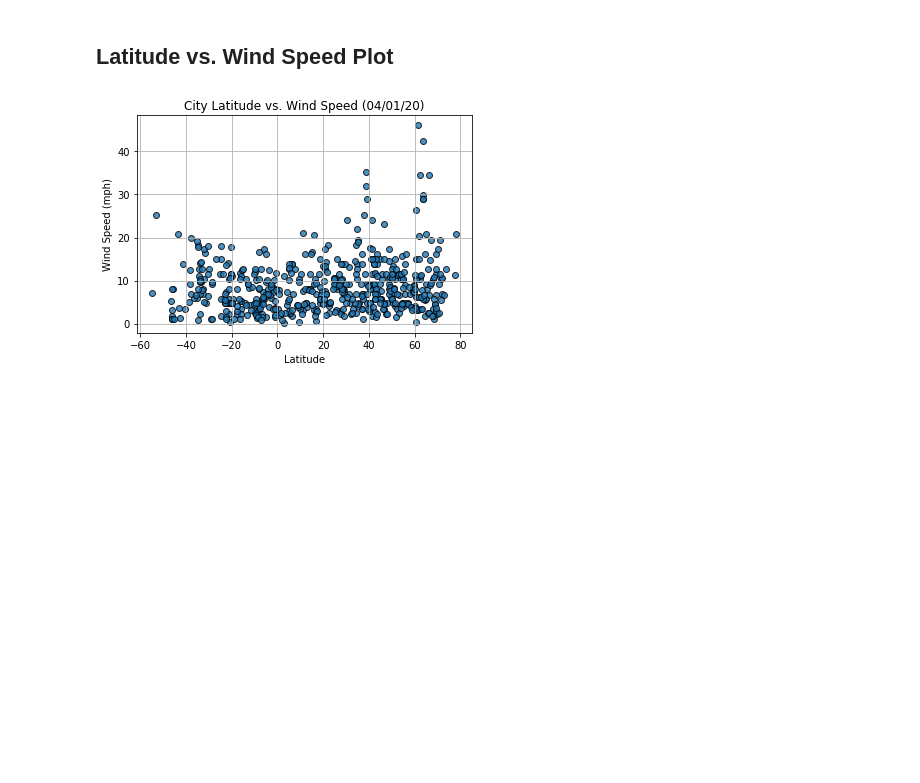
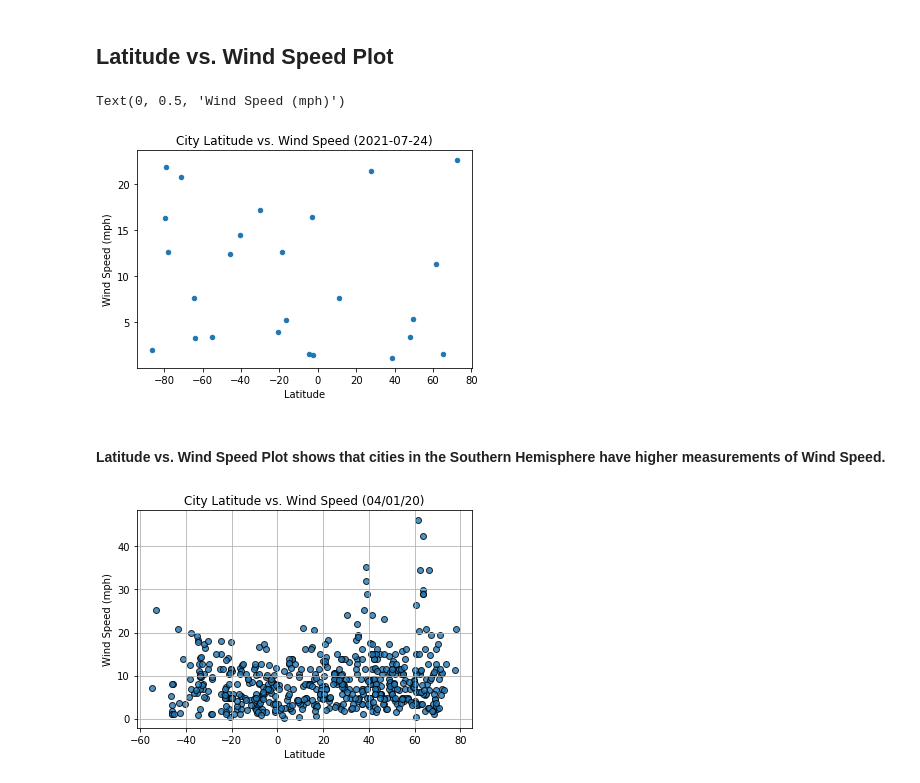
Before and after one commit to GalynaM/python-APIs-challenge, a Jupyter notebook: WeatherPy.ipynb, the cells around one changed output. Drawn from its saved outputs; the diff is of its cells as text; code cells hidden in the pictures; blank space fills up the shorter version.

```diff
--- a/WeatherPy.ipynb
+++ b/WeatherPy.ipynb
@@ -444,6 +477,16 @@ Int64Index([], dtype='int64')
 [figure]
 # %% [markdown]
 ## Latitude vs. Wind Speed Plot
+# %%
+lat_wind = clean_df.plot(kind = "scatter", x = "Lat", y = "Wind Speed",
+              title = f"City Latitude vs. Wind Speed ({analysis_date})")
+lat_wind.set_xlabel("Latitude")
+lat_wind.set_ylabel("Wind Speed (mph)")
+# %% [output]
+Text(0, 0.5, 'Wind Speed (mph)')
+[figure, added]
+# %% [markdown]
+#### Latitude vs. Wind Speed Plot shows that cities in the Southern Hemisphere have higher measurements of Wind Speed.
 # %%
 # %% [output]
 [figure]
```
Also changed, not shown: parts of 22 cells of this notebook, 1 other file.
